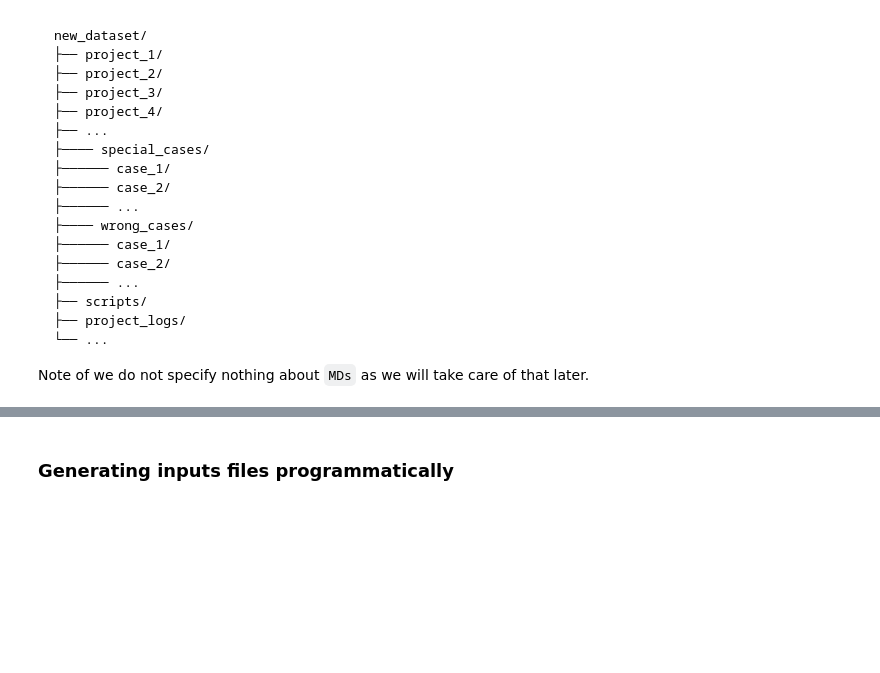
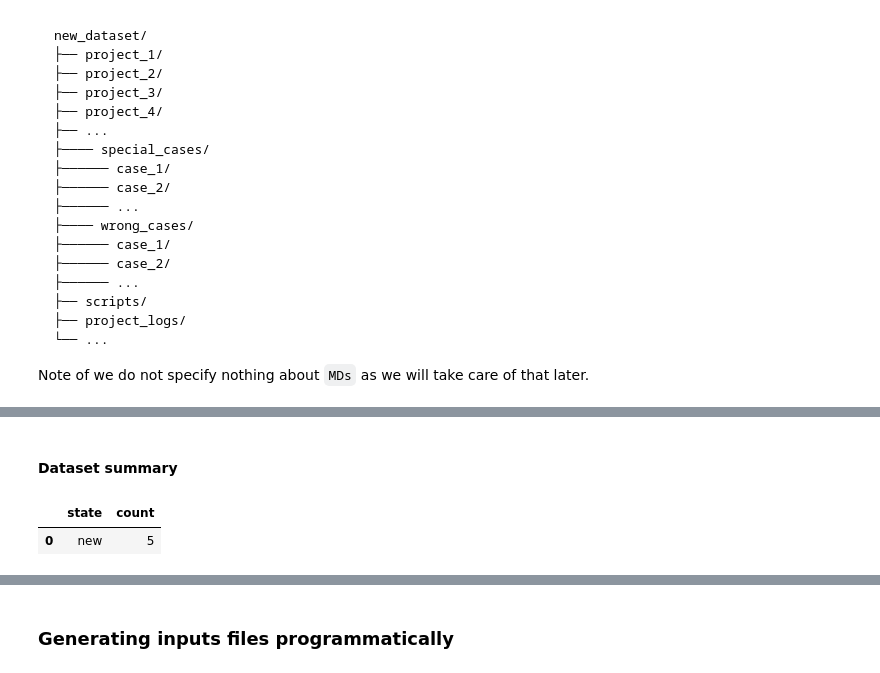
Before and after one commit to mmb-irb/MDDB-workflow, a Jupyter notebook: docs/source/dataset.ipynb, the cells around one changed output, grey strips where cells are left out. Saved outputs shown, nothing was run; the diff lists cells and outputs as text; code cells hidden in the pictures; blank space fills up the shorter version.

```diff
--- a/docs/source/dataset.ipynb
+++ b/docs/source/dataset.ipynb
@@ -120,0 +174,7 @@ ds.dataframe
+# %% [markdown]
+#### Dataset summary
+# %%
+ds.summary()
+# %% [output]
+|  | state | count |
+| 0 | new | 5 |
```
Also changed, not shown: parts of 69 cells of this notebook, 3 other files.
